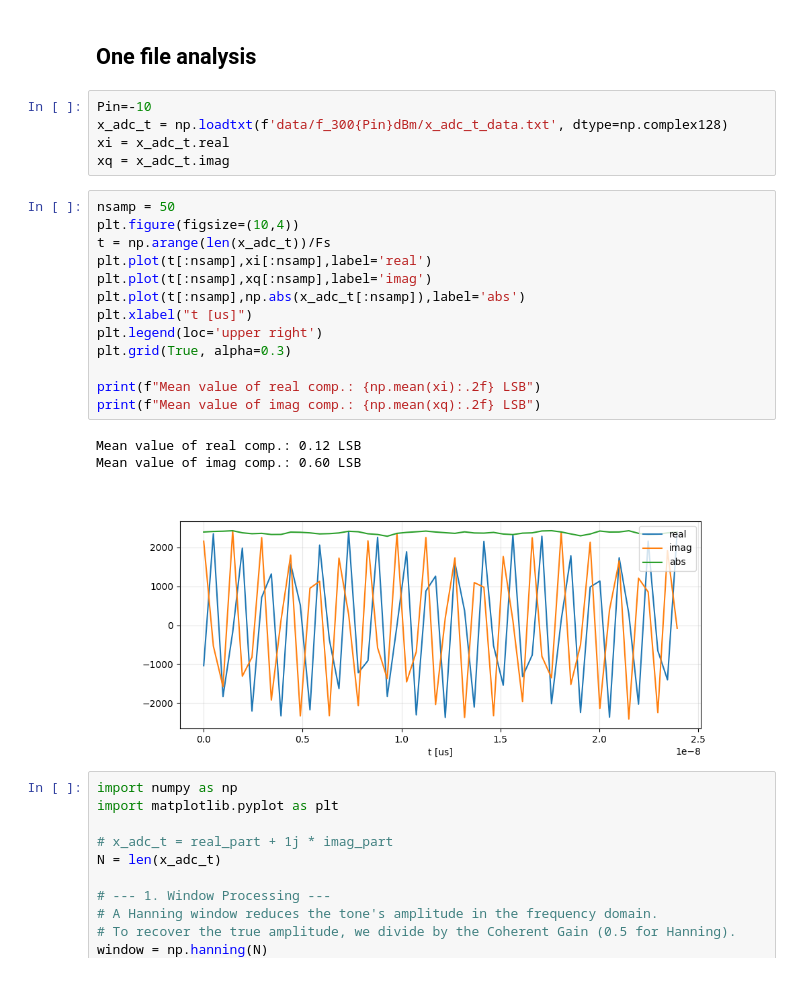
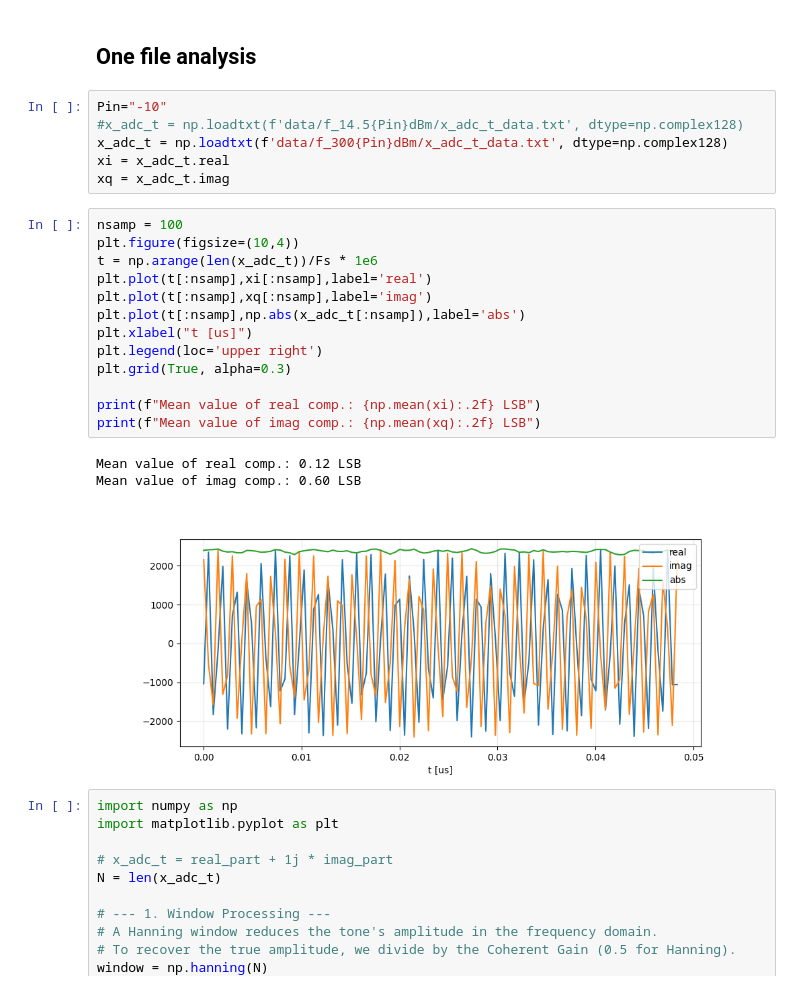
Before and after one commit to openquantumhardware/qick-tools, a Jupyter notebook: qick_tprocv2_111_fft_spectrum/notebooks/01_ADC_raw_data.ipynb, the cells around one changed output. Drawn from its saved outputs; the diff is of its cells as text.

Commit message:
Update the 01_ADC_raw_data.ipynb nb

```diff
--- a/qick_tprocv2_111_fft_spectrum/notebooks/01_ADC_raw_data.ipynb
+++ b/qick_tprocv2_111_fft_spectrum/notebooks/01_ADC_raw_data.ipynb
@@ -452,27 +454,28 @@ plt.savefig('images/ADC_calibration_111_dBm_to_RMSin.png',dpi=300)
 # %% [markdown]
 ## One file analysis
 # %%
-Pin=-10
+Pin="-10"
+#x_adc_t = np.loadtxt(f'data/f_14.5{Pin}dBm/x_adc_t_data.txt', dtype=np.complex128)
 x_adc_t = np.loadtxt(f'data/f_300{Pin}dBm/x_adc_t_data.txt', dtype=np.complex128)
 xi = x_adc_t.real
 xq = x_adc_t.imag
 # %%
-nsamp = 50
+nsamp = 100
 plt.figure(figsize=(10,4))
-t = np.arange(len(x_adc_t))/Fs
+t = np.arange(len(x_adc_t))/Fs * 1e6
 plt.plot(t[:nsamp],xi[:nsamp],label='real')
 plt.plot(t[:nsamp],xq[:nsamp],label='imag')
 plt.plot(t[:nsamp],np.abs(x_adc_t[:nsamp]),label='abs')
 plt.xlabel("t [us]")
 plt.legend(loc='upper right')
 plt.grid(True, alpha=0.3)
 
 print(f"Mean value of real comp.: {np.mean(xi):.2f} LSB")
 print(f"Mean value of imag comp.: {np.mean(xq):.2f} LSB")
 # %% [output]
 Mean value of real comp.: 0.12 LSB
 Mean value of imag comp.: 0.60 LSB
-[figure, old version]
+[figure, new version]
 # %%
 import numpy as np
 import matplotlib.pyplot as plt
```
Also changed, not shown: parts of 5 cells of this notebook, 6 other files.
